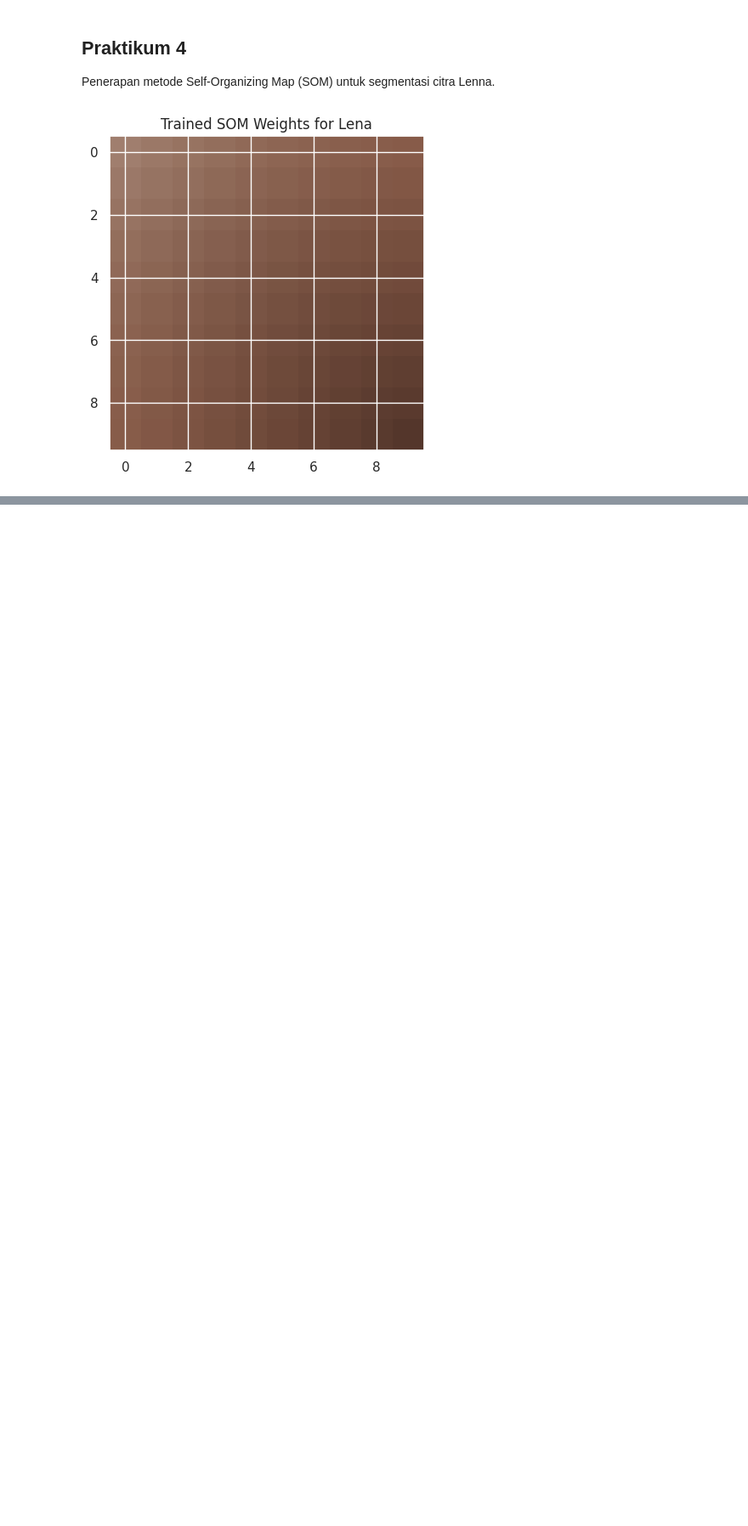
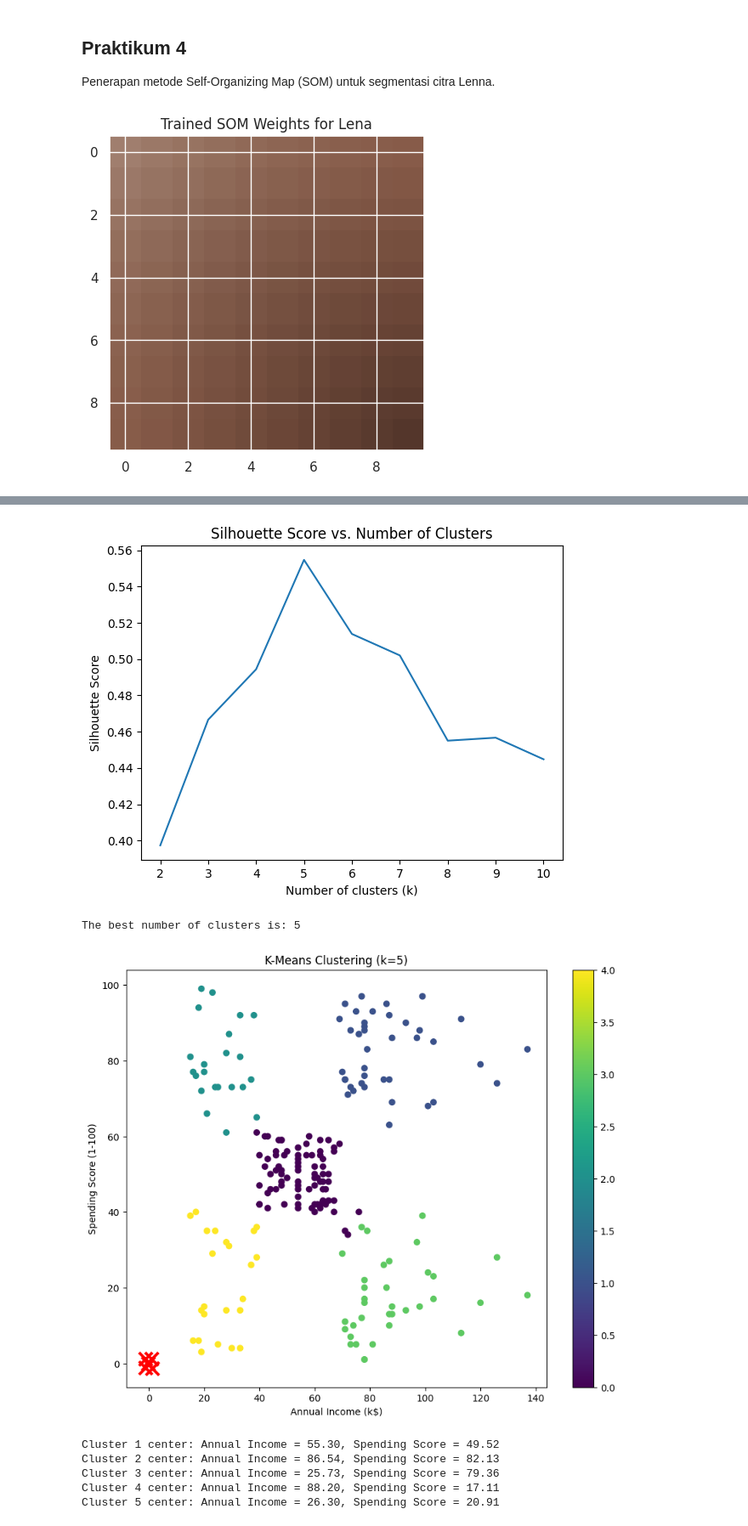
Before and after one commit to ranzkov/Machine-Learning, a Jupyter notebook: Week7Modul7.ipynb, the cells around one changed output, grey strips where cells are left out. Shown at 85% size. Drawn from its saved outputs; the diff is of its cells as text; code cells hidden in the pictures; blank space fills up the shorter version.

```diff
--- a/Week7Modul7.ipynb
+++ b/Week7Modul7.ipynb
@@ -459,0 +471,12 @@ plt.show()
+# %%
+
+import pandas as pd
+import numpy as np
+import matplotlib.pyplot as plt
+from sklearn.preprocessing import StandardScaler
+from sklearn.cluster import KMeans
+from sklearn.metrics import silhouette_score
+
+# Load the data
+data = pd.read_csv('Mall_Customers.csv')
+print(data.head())
@@ -459,0 +490,58 @@ plt.show()
+# %%
+# 2. Memilih fitur untuk clustering
+# Kita akan menggunakan 'Annual Income (k$)' dan 'Spending Score (1-100)'
+X = data[['Annual Income (k$)', 'Spending Score (1-100)']].values
+
+# Standardize the features
+scaler = StandardScaler()
+X_scaled = scaler.fit_transform(X)
+# %%
+# 3. Menentukan jumlah cluster (k) terbaik
+silhouette_scores = []
+k_range = range(2, 11)
+
+for k in k_range:
+    kmeans = KMeans(n_clusters=k, random_state=42)
+    kmeans.fit(X_scaled)
+    score = silhouette_score(X_scaled, kmeans.labels_)
+    silhouette_scores.append(score)
+
+# Plot silhouette scores
+plt.plot(k_range, silhouette_scores)
+plt.xlabel('Number of clusters (k)')
+plt.ylabel('Silhouette Score')
+plt.title('Silhouette Score vs. Number of Clusters')
+plt.show()
+
+# Find the best k
+best_k = k_range[np.argmax(silhouette_scores)]
+print(f"The best number of clusters is: {best_k}")
+
+# Fit the K-Means model with the best k
+best_kmeans = KMeans(n_clusters=best_k, random_state=42)
+best_kmeans.fit(X_scaled)
+
+# Visualize the clusters
+plt.figure(figsize=(10, 8))
+scatter = plt.scatter(X[:, 0], X[:, 1], c=best_kmeans.labels_, cmap='viridis')
+plt.scatter(best_kmeans.cluster_centers_[:, 0], best_kmeans.cluster_centers_[:, 1],
+            color='red', marker='x', s=200, linewidths=3)
+plt.colorbar(scatter)
+plt.xlabel('Annual Income (k$)')
+plt.ylabel('Spending Score (1-100)')
+plt.title(f'K-Means Clustering (k={best_k})')
+plt.show()
+
+# Print cluster centers
+cluster_centers = scaler.inverse_transform(best_kmeans.cluster_centers_)
+for i, center in enumerate(cluster_centers):
+    print(f"Cluster {i+1} center: Annual Income = {center[0]:.2f}, Spending Score = {center[1]:.2f}")
+# %% [output]
+[figure, added]
+The best number of clusters is: 5
+[figure, added]
+Cluster 1 center: Annual Income = 55.30, Spending Score = 49.52
+Cluster 2 center: Annual Income = 86.54, Spending Score = 82.13
+Cluster 3 center: Annual Income = 25.73, Spending Score = 79.36
+Cluster 4 center: Annual Income = 88.20, Spending Score = 17.11
+Cluster 5 center: Annual Income = 26.30, Spending Score = 20.91
```
Also changed, not shown: parts of 4 cells of this notebook.
